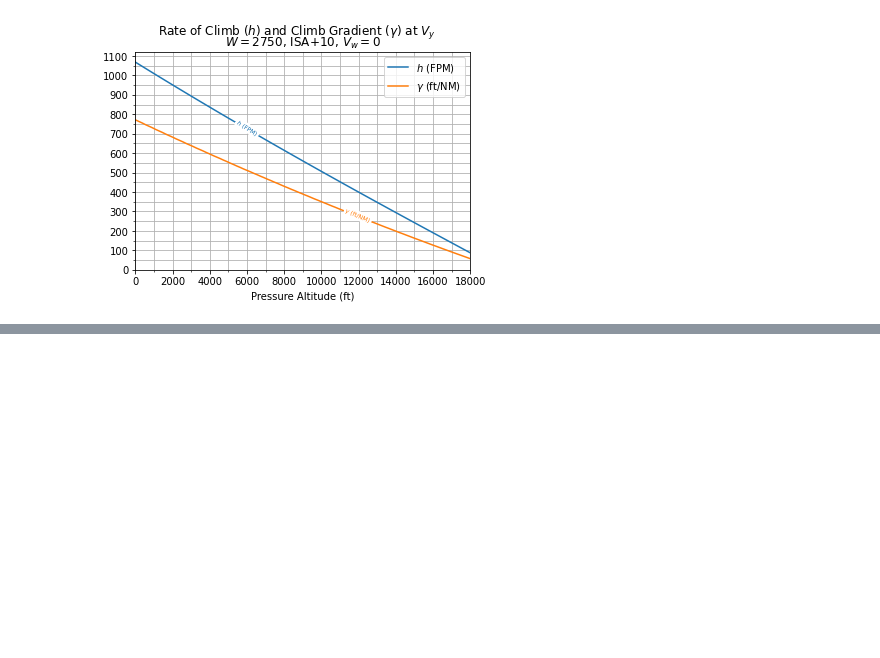
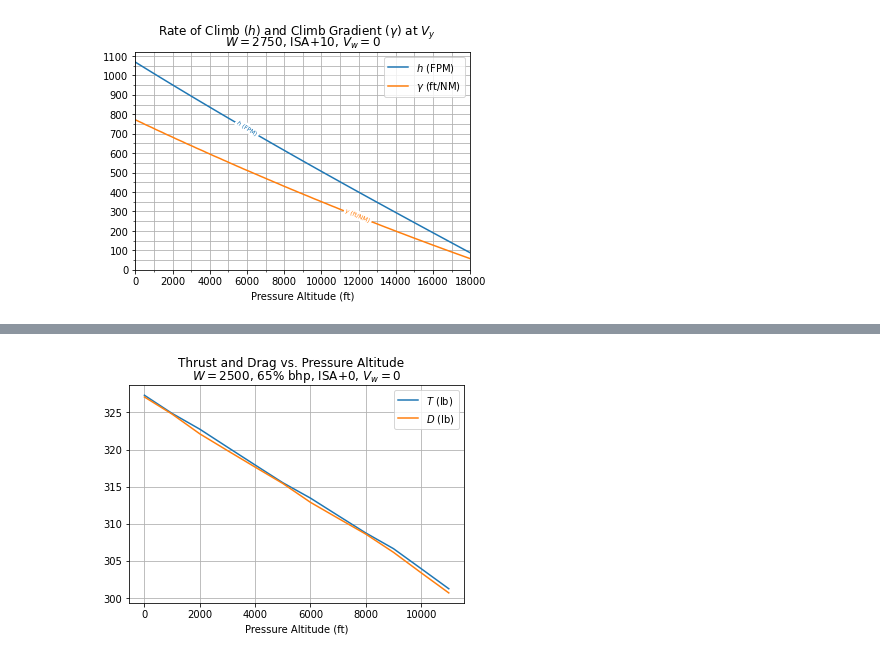
Before and after one commit to rbreslow/the-bootstrap-approach, a Jupyter notebook: the_bootstrap_approach.ipynb, the cells around one changed output, grey strips where cells are left out. Cells and saved outputs as stored; diff of their text form; code cells hidden in the pictures; blank space fills up the shorter version.

```diff
--- a/the_bootstrap_approach.ipynb
+++ b/the_bootstrap_approach.ipynb
@@ -465,0 +484,86 @@ plt.show()
+# %%
+def thrust_drag_vs_altitude(gross_aircraft_weight, isa_diff=0):
+    thrust = []
+    drag = []
+
+    gama_cruise = []
+
+    x = np.arange(0, 12000, 1000)
+
+    for pressure_altitude in x:
+        # Determine ISA temperature for pressure altitude.
+        oat_f = 59.0 - (pressure_altitude / 1000 * 3.5)
+
+        table = bootstrap_cruise_performance_table(N51SW,
+            PartialThrottleConditions(
+                N51SW,
+                gross_aircraft_weight,
+                pressure_altitude,
+                oat_f,
+                Mixture.BEST_POWER,
+                2400,
+                N51SW.rated_full_throttle_engine_power * 0.65
+            ), 60, 180, 0.1, expanded=True
+        )
+
+        # V_y, best rate of climb.
+        roc = table[:, 5]
+        index_of_highest_roc = roc.argmax()
+
+        # V_M, maximum level flight speed.
+        roc_after_peak = roc[index_of_highest_roc:]
+        index_max_level_flight_speed = np.where(
+            roc_after_peak > 0, roc_after_peak, np.inf
+        ).argmin() + index_of_highest_roc
+
+        gama_cruise.append(
+            np.insert(table[index_max_level_flight_speed], 0, pressure_altitude)
+        )
+
+        thrust.append(table[index_max_level_flight_speed][3])
+        drag.append(table[index_max_level_flight_speed][4])
+
+
+    headers = ("pressure_altitude", "kcas", "ktas", "eta", "thrust", "drag", "roc", "aoc", "ftnm", "pre", "pav", "pxs", "rpm", "pbhp", "gph", "fuel_flow_per_knot", "mpg")
+    tablefmt = "github"
+    floatfmt = (".0f", ".1f", ".1f", ".4f", ".1f", ".1f", ".0f", ".0f", ".0f", ".0f", ".2f", ".2f", ".2f", ".2f", ".2f", ".2f", ".2f")
+    print(
+        tabulate(
+            gama_cruise,
+            headers=headers,
+            tablefmt=tablefmt,
+            floatfmt=floatfmt,
+        )
+    )
+
+    fig, ax = plt.subplots()
+
+    ax.plot(x, thrust, label=r"$T$ (lb)")
+    ax.plot(x, drag, label=r"$D$ (lb)")
+
+    # labelLines(plt.gca().get_lines(), zorder=2.5, fontsize=6)
+
+    plt.suptitle(f"Thrust and Drag vs. Pressure Altitude")
+
+    ax.set(
+        xlabel="Pressure Altitude (ft)",
+        title=f"$W = {gross_aircraft_weight}$, {0.65 * 100:.0f}% bhp, ISA{isa_diff:+}, $V_w = 0$",
+    )
+
+    ax.grid(True, which="both")
+
+    # ax.xaxis.set_major_locator(MultipleLocator(2000))
+    # ax.xaxis.set_minor_locator(AutoMinorLocator(2))
+
+    # ax.yaxis.set_major_locator(MultipleLocator(100))
+    # ax.yaxis.set_minor_locator(AutoMinorLocator(2))
+
+    # ax.set_xlim([0, 18000])
+    # ax.set_ylim(bottom=0)
+
+    plt.legend()
+
+    plt.show()
+
+thrust_drag_vs_altitude(2500, isa_diff=0)
+# %% [output]
@@ -465,0 +584 @@ plt.show()
+[figure, added]
```
Also changed, not shown: parts of 6 cells of this notebook, 1 other file.
